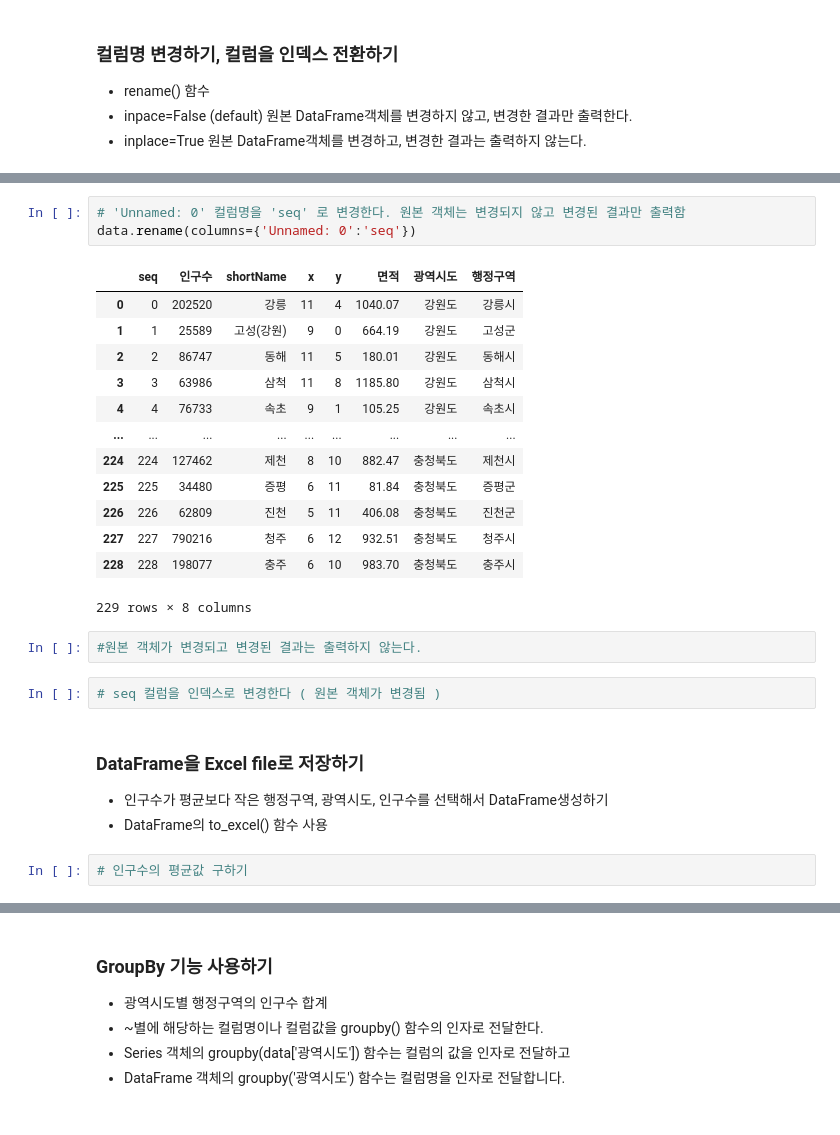
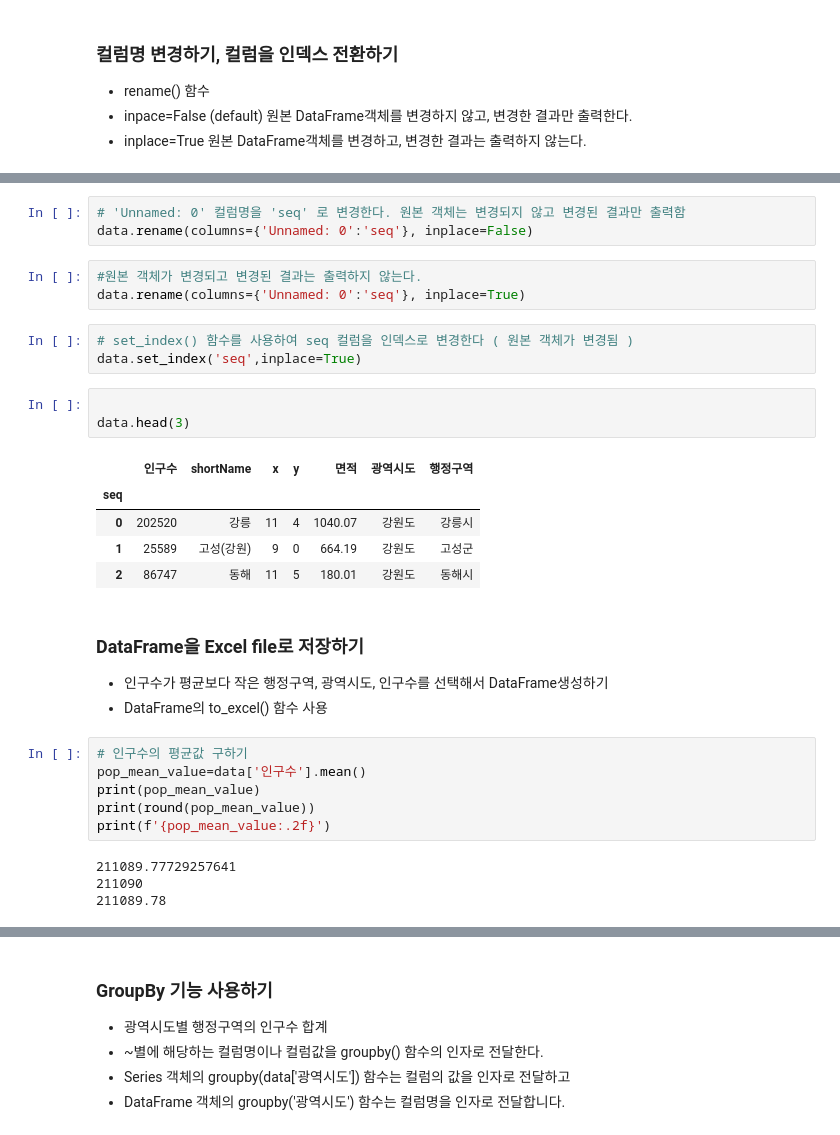
Before and after one commit to WorkSpaceForHanmg/Python_Webscraping_Analysis, a Jupyter notebook: 03-1.행정구역정보_분석과시각화.ipynb, the cells around one changed output, grey strips where cells are left out. Cells and saved outputs as stored; diff of their text form.

```diff
--- a/03-1.행정구역정보_분석과시각화.ipynb
+++ b/03-1.행정구역정보_분석과시각화.ipynb
@@ -553,28 +553,33 @@ Index(['Unnamed: 0', '인구수', 'shortName', 'x', 'y', '면적', '광역시도
 # %%
 # 'Unnamed: 0' 컬럼명을 'seq' 로 변경한다. 원본 객체는 변경되지 않고 변경된 결과만 출력함
-data.rename(columns={'Unnamed: 0':'seq'})
+data.rename(columns={'Unnamed: 0':'seq'}, inplace=False)
-# %% [output]
-|  | seq | 인구수 | shortName | x | y | 면적 | 광역시도 | 행정구역 |
-| 0 | 0 | 202520 | 강릉 | 11 | 4 | 1040.07 | 강원도 | 강릉시 |
-| 1 | 1 | 25589 | 고성(강원) | 9 | 0 | 664.19 | 강원도 | 고성군 |
-| 2 | 2 | 86747 | 동해 | 11 | 5 | 180.01 | 강원도 | 동해시 |
-| 3 | 3 | 63986 | 삼척 | 11 | 8 | 1185.80 | 강원도 | 삼척시 |
-| 4 | 4 | 76733 | 속초 | 9 | 1 | 105.25 | 강원도 | 속초시 |
-| ... | ... | ... | ... | ... | ... | ... | ... | ... |
-| 224 | 224 | 127462 | 제천 | 8 | 10 | 882.47 | 충청북도 | 제천시 |
-| 225 | 225 | 34480 | 증평 | 6 | 11 | 81.84 | 충청북도 | 증평군 |
-| 226 | 226 | 62809 | 진천 | 5 | 11 | 406.08 | 충청북도 | 진천군 |
-| 227 | 227 | 790216 | 청주 | 6 | 12 | 932.51 | 충청북도 | 청주시 |
-| 228 | 228 | 198077 | 충주 | 6 | 10 | 983.70 | 충청북도 | 충주시 |
-229 rows × 8 columns
 # %%
 #원본 객체가 변경되고 변경된 결과는 출력하지 않는다.
+data.rename(columns={'Unnamed: 0':'seq'}, inplace=True)
 # %%
-# seq 컬럼을 인덱스로 변경한다 ( 원본 객체가 변경됨 )
+# set_index() 함수를 사용하여 seq 컬럼을 인덱스로 변경한다 ( 원본 객체가 변경됨 )
+data.set_index('seq',inplace=True)
+# %%
+
+data.head(3)
+# %% [output]
+|  | 인구수 | shortName | x | y | 면적 | 광역시도 | 행정구역 |
+| seq |  |  |  |  |  |  |  |
+| 0 | 202520 | 강릉 | 11 | 4 | 1040.07 | 강원도 | 강릉시 |
+| 1 | 25589 | 고성(강원) | 9 | 0 | 664.19 | 강원도 | 고성군 |
+| 2 | 86747 | 동해 | 11 | 5 | 180.01 | 강원도 | 동해시 |
 # %% [markdown]
 ### DataFrame을 Excel file로 저장하기
 * 인구수가 평균보다 작은 행정구역, 광역시도, 인구수를 선택해서 DataFrame생성하기
 * DataFrame의 to_excel() 함수 사용
 # %%
 # 인구수의 평균값 구하기
+pop_mean_value=data['인구수'].mean()
+print(pop_mean_value)
+print(round(pop_mean_value))
+print(f'{pop_mean_value:.2f}')
+# %% [output]
+211089.77729257641
+211090
+211089.78
 # %%
```
Also changed, not shown: parts of 9 cells of this notebook, 2 other files.
